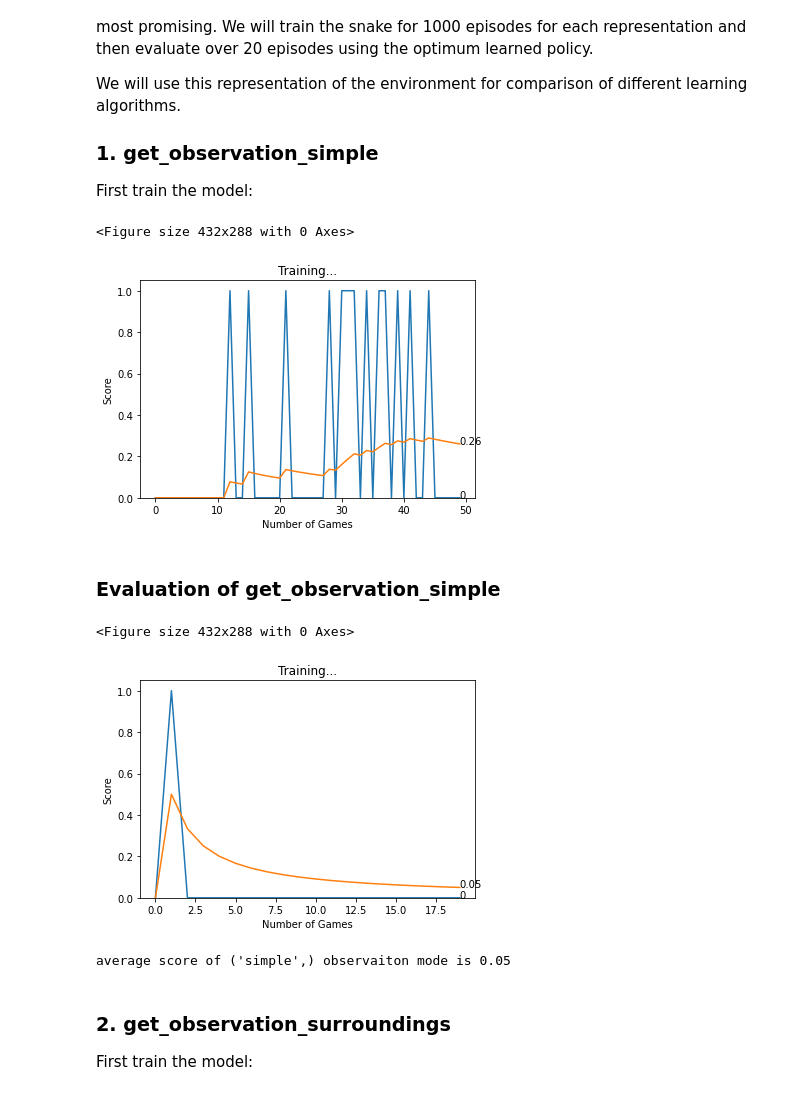
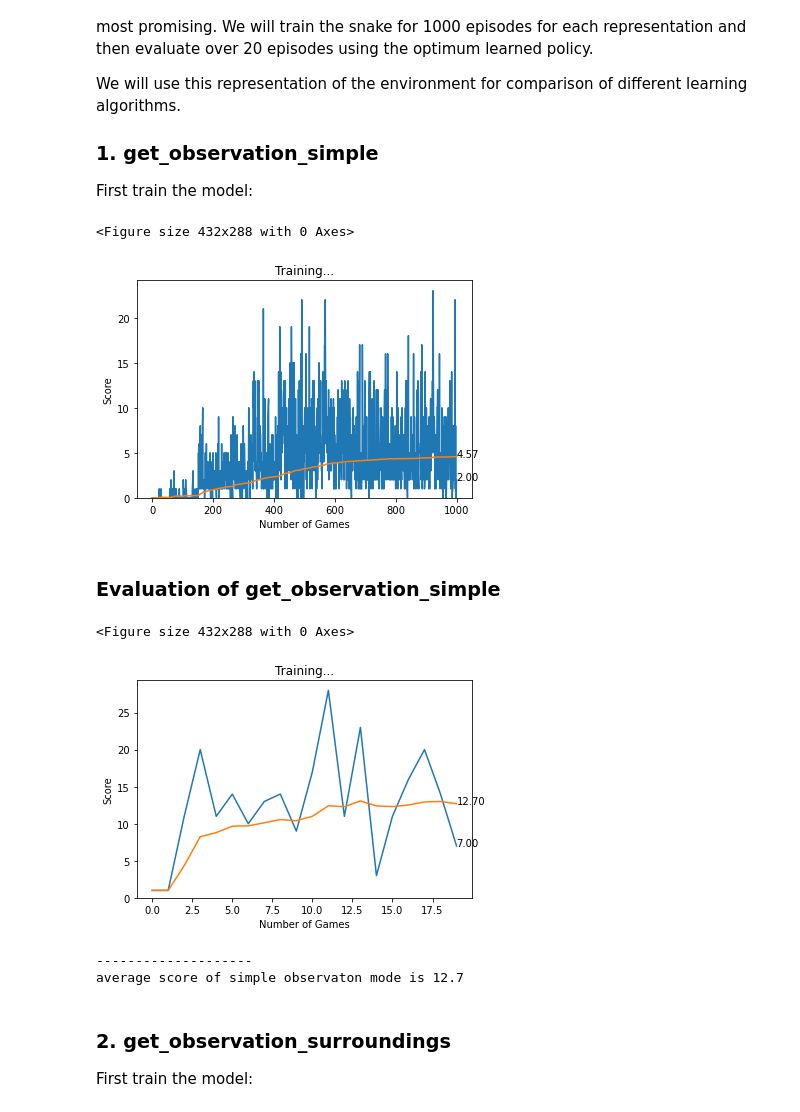
Before and after one commit to alexxcollins/Collins_Adib_INM707_CW, a Jupyter notebook: Advanced RL/Q-Learning_Comparisons.ipynb, the cells around one changed output. Drawn from its saved outputs; the diff is of its cells as text; code cells hidden in the pictures.

```diff
--- a/Advanced RL/Q-Learning_Comparisons.ipynb
+++ b/Advanced RL/Q-Learning_Comparisons.ipynb
@@ -40,27 +40,27 @@ GET_OBS='simple'
 # %%
 game = SnakeGameAI(width=640, height=480,
                    window_title="DQN - {}".format(GET_OBS), seed=42)
 agent, scores, mean_scores = training_loop(game=game,
                                            model_name=MODEL_NAME,
                                            load_model=False,
                                            get_observation=GET_OBS,
                                            greedy=True,
                                            double_dqn=False,
-                                           num_episodes=50
+                                           num_episodes=1000
                                           )
 agent.save_model(MODEL_NAME)
 # %% [output]
 <Figure size 432x288 with 0 Axes>
-[figure, old version]
+[figure, new version]
 # %% [markdown]
 ### Evaluation of get_observation_simple
 # %%
 game = SnakeGameAI(width=640, height=480,
-                   window_title="DQN - {}".format(GET_OBS), seed=42)
+                   window_title="DQN - {}".format(GET_OBS), seed=1)
 
 agent, scores, mean_scores = training_loop(game=game,
                                            model_name=MODEL_NAME,
-                                           load_model=False,
+                                           load_model=True,
                                            get_observation=GET_OBS,
                                            greedy=False,
                                            double_dqn=False,
@@ -68,11 +68,12 @@ agent, scores, mean_scores = training_loop(game=game,
                                           )
 
 print('-'*20)
-print('average score of {} observaiton mode is {}'.format(GET_OBS, mean_scores[-1]))
+print('average score of {} observaton mode is {}'.format(GET_OBS, mean_scores[-1]))
 # %% [output]
 <Figure size 432x288 with 0 Axes>
-[figure, old version]
+[figure, new version]
-average score of ('simple',) observaiton mode is 0.05
+--------------------
+average score of simple observaton mode is 12.7
 # %% [markdown]
 ### 2. get_observation_surroundings
 
```
Also changed, not shown: parts of 8 cells of this notebook, 5 other files.
